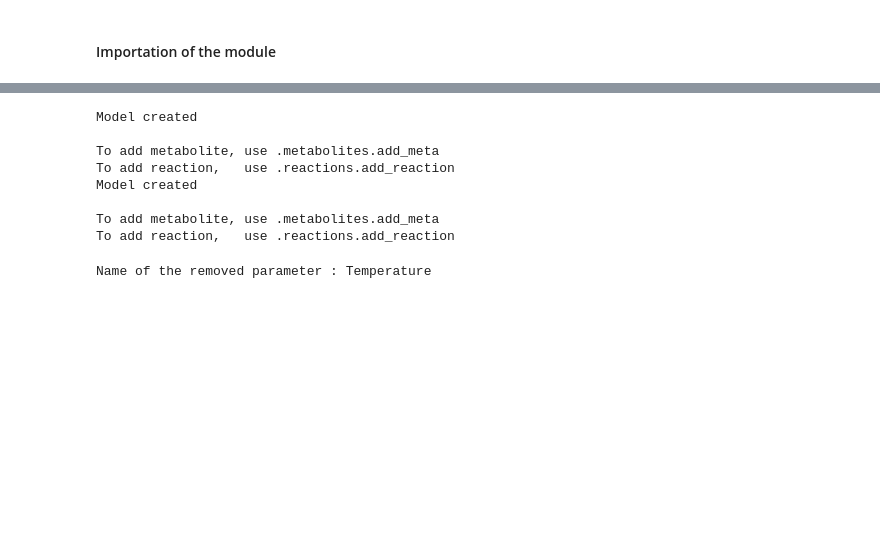
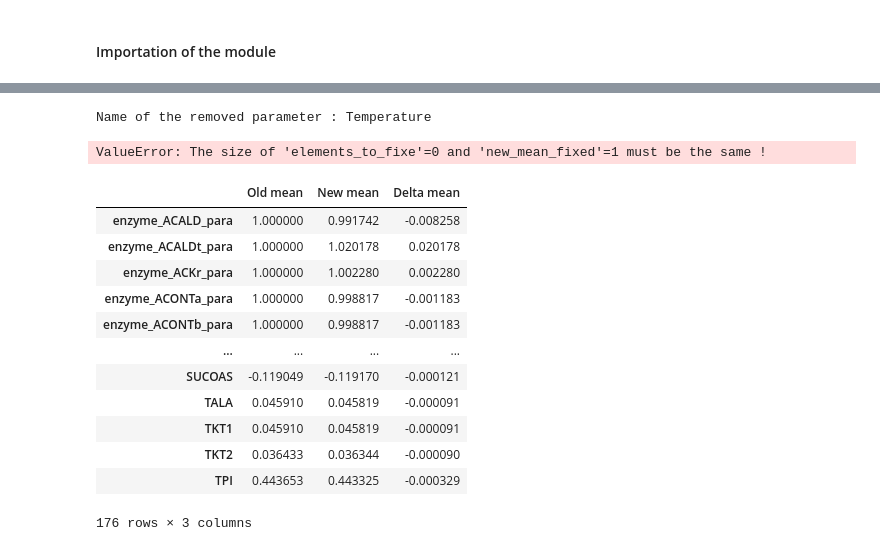
Before and after one commit to tuturax/BadAss, a Jupyter notebook: Notebooks/E_Coli_Core.ipynb, the cells around one changed output, grey strips where cells are left out. Drawn from its saved outputs; the diff is of its cells as text; code cells hidden in the pictures; blank space fills up the shorter version.

```diff
--- a/Notebooks/E_Coli_Core.ipynb
+++ b/Notebooks/E_Coli_Core.ipynb
@@ -10,16 +23,3 @@ from main import *
-# %%
-momo = MODEL()
-
-momo.read_SBtab()
-# %% [output]
-Model created
-
-To add metabolite, use .metabolites.add_meta
-To add reaction,   use .reactions.add_reaction
-Model created
-
-To add metabolite, use .metabolites.add_meta
-To add reaction,   use .reactions.add_reaction
 # %%
 momo.enzymes.add_to_all_reaction()
 momo.parameters.add_enzymes()
@@ -31,3 +31,23 @@ momo.elasticity.s.half_satured()
 momo.parameters.remove("Temperature")
 # %% [output]
 Name of the removed parameter : Temperature
+# %%
+momo.escher_mean_deviation()
+# %% [output]
+ValueError: The size of 'elements_to_fixe'=0 and 'new_mean_fixed'=1 must be the same !
+# %%
+momo.group_entropy_fixed_vector(elements_to_fixe=["acald_c"], elements_to_study=[], new_mean_fixed=[1.], return_all=True)[1]
+# %% [output]
+|  | Old mean | New mean | Delta mean |
+| enzyme_ACALD_para | 1.000000 | 0.991742 | -0.008258 |
+| enzyme_ACALDt_para | 1.000000 | 1.020178 | 0.020178 |
+| enzyme_ACKr_para | 1.000000 | 1.002280 | 0.002280 |
+| enzyme_ACONTa_para | 1.000000 | 0.998817 | -0.001183 |
+| enzyme_ACONTb_para | 1.000000 | 0.998817 | -0.001183 |
+| ... | ... | ... | ... |
+| SUCOAS | -0.119049 | -0.119170 | -0.000121 |
+| TALA | 0.045910 | 0.045819 | -0.000091 |
+| TKT1 | 0.045910 | 0.045819 | -0.000091 |
+| TKT2 | 0.036433 | 0.036344 | -0.000090 |
+| TPI | 0.443653 | 0.443325 | -0.000329 |
+176 rows × 3 columns
```
Also changed, not shown: parts of 12 cells of this notebook, 9 other files.
